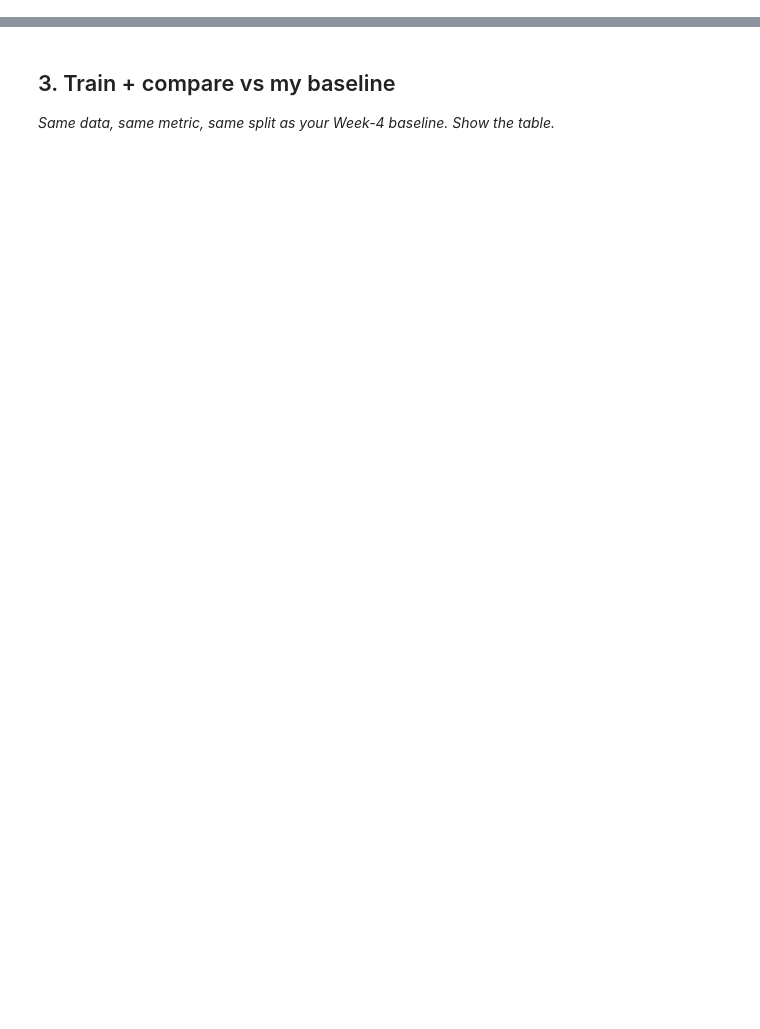
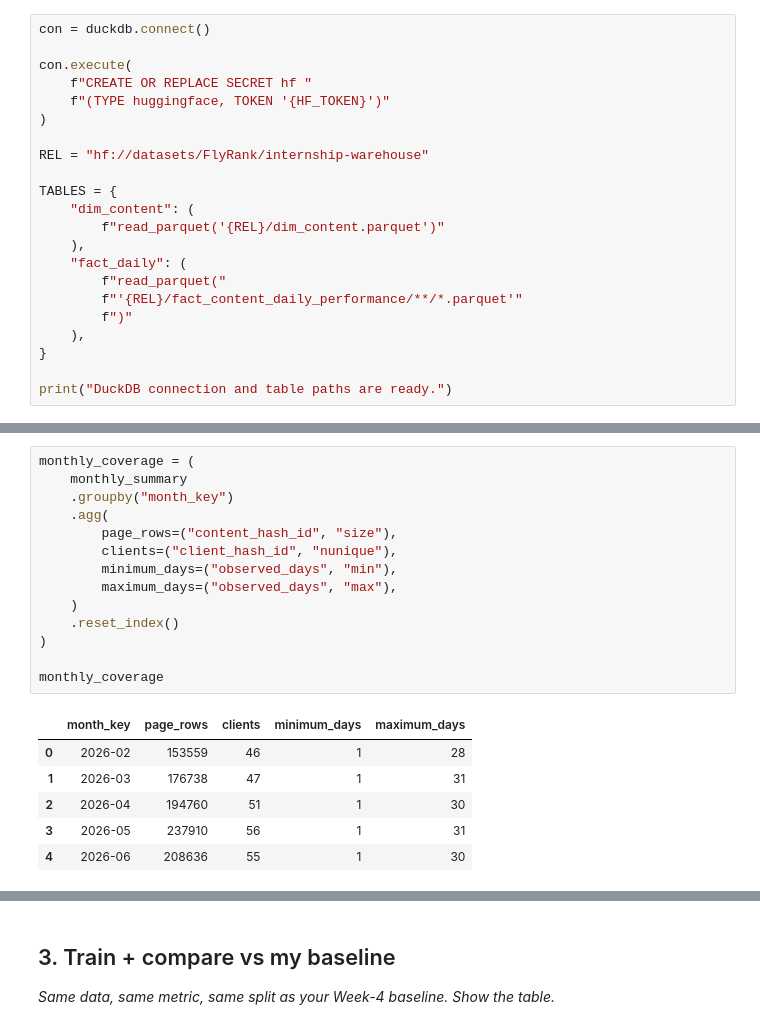
Before and after one commit to bsiddan25/Flyrankproject, a Jupyter notebook: work/notebooks/w05_model.ipynb, the cells around one changed output, grey strips where cells are left out. Cells and saved outputs as stored; diff of their text form; blank space fills up the shorter version.

```diff
--- a/work/notebooks/w05_model.ipynb
+++ b/work/notebooks/w05_model.ipynb
@@ -22,0 +74,22 @@ This skeleton is yours to fill. Work the sections **in order** — each one has
+# %%
+con = duckdb.connect()
+
+con.execute(
+    f"CREATE OR REPLACE SECRET hf "
+    f"(TYPE huggingface, TOKEN '{HF_TOKEN}')"
+)
+
+REL = "hf://datasets/FlyRank/internship-warehouse"
+
+TABLES = {
+    "dim_content": (
+        f"read_parquet('{REL}/dim_content.parquet')"
+    ),
+    "fact_daily": (
+        f"read_parquet("
+        f"'{REL}/fact_content_daily_performance/**/*.parquet'"
+        f")"
+    ),
+}
+
+print("DuckDB connection and table paths are ready.")
@@ -22,0 +162,21 @@ This skeleton is yours to fill. Work the sections **in order** — each one has
+# %%
+monthly_coverage = (
+    monthly_summary
+    .groupby("month_key")
+    .agg(
+        page_rows=("content_hash_id", "size"),
+        clients=("client_hash_id", "nunique"),
+        minimum_days=("observed_days", "min"),
+        maximum_days=("observed_days", "max"),
+    )
+    .reset_index()
+)
+
+monthly_coverage
+# %% [output]
+|  | month_key | page_rows | clients | minimum_days | maximum_days |
+| 0 | 2026-02 | 153559 | 46 | 1 | 28 |
+| 1 | 2026-03 | 176738 | 47 | 1 | 31 |
+| 2 | 2026-04 | 194760 | 51 | 1 | 30 |
+| 3 | 2026-05 | 237910 | 56 | 1 | 31 |
+| 4 | 2026-06 | 208636 | 55 | 1 | 30 |
```
Also changed, not shown: parts of 31 cells of this notebook.
